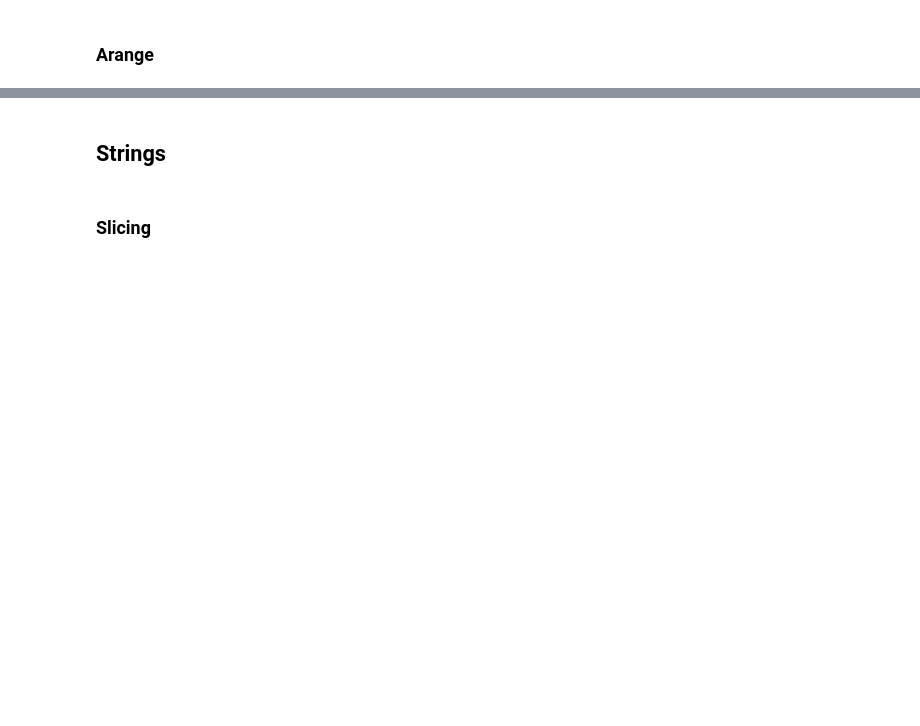
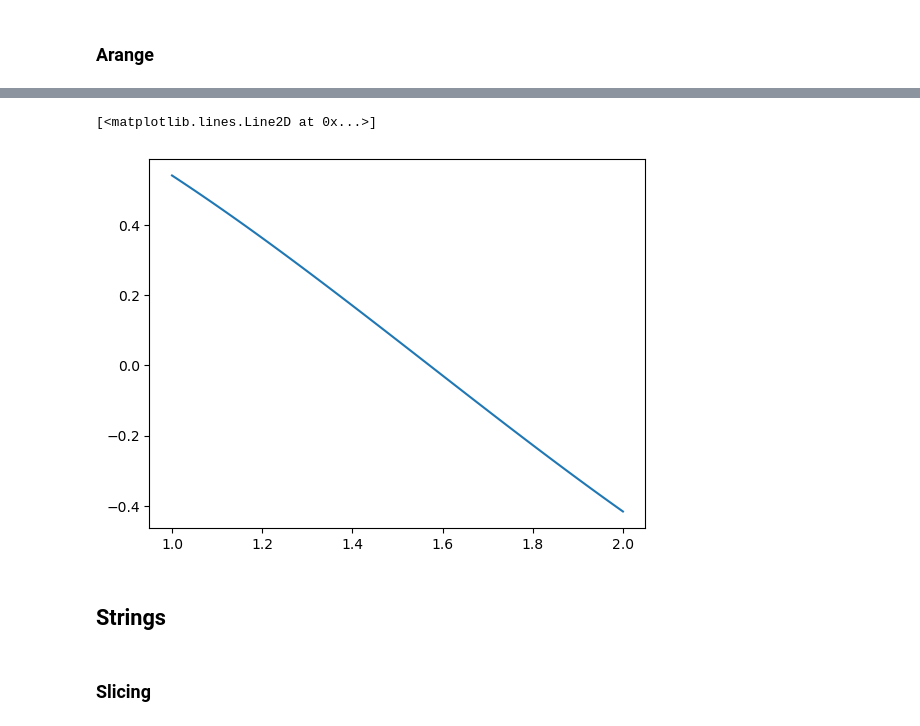
Before and after one commit to ySaidi833483/phz3150lectures, a Jupyter notebook: Week 2 Lecture Files/W2 Basics.ipynb, the cells around one changed output, grey strips where cells are left out. Saved outputs shown, nothing was run; the diff lists cells and outputs as text; code cells hidden in the pictures; blank space fills up the shorter version.

```diff
--- a/Week 2 Lecture Files/W2 Basics.ipynb
+++ b/Week 2 Lecture Files/W2 Basics.ipynb
@@ -215,2 +254,6 @@ The way to retrieve the element in the list is very similar to the strings, see
 # %% [markdown]
 ### Arange
+# %%
+my_other_array = np.arange(1,2.01,0.01)
+cm = np.cos(my_other_array) #all trig is in radians
+print(my_other_array)
@@ -217,2 +278,10 @@ The way to retrieve the element in the list is very similar to the strings, see
+# %%
+import matplotlib.pyplot as plt
+
+plt.plot(my_other_array,cm)
+#ordinate = numbers in domain
+# %% [output]
+[<matplotlib.lines.Line2D at 0x...>]
+[figure, added]
 # %% [markdown]
 ## Strings
```
Also changed, not shown: parts of 18 cells of this notebook.
